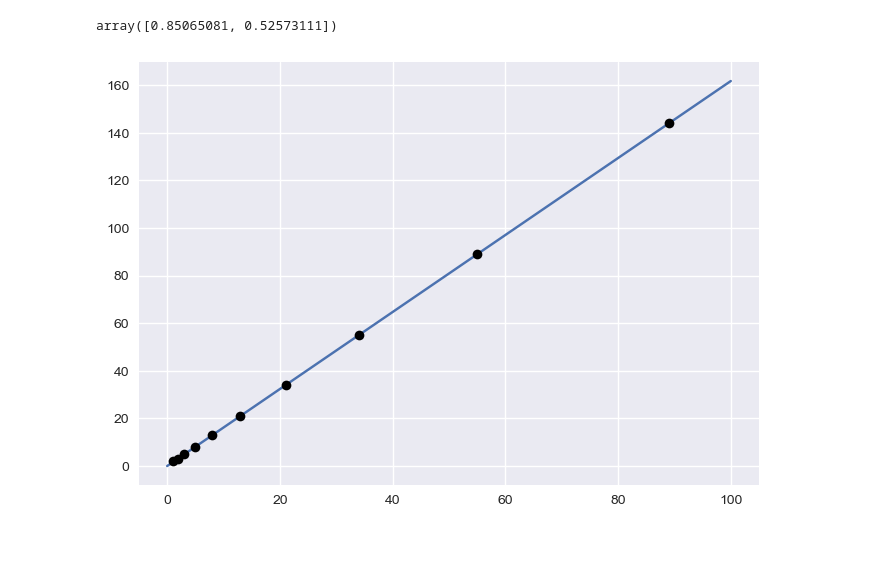
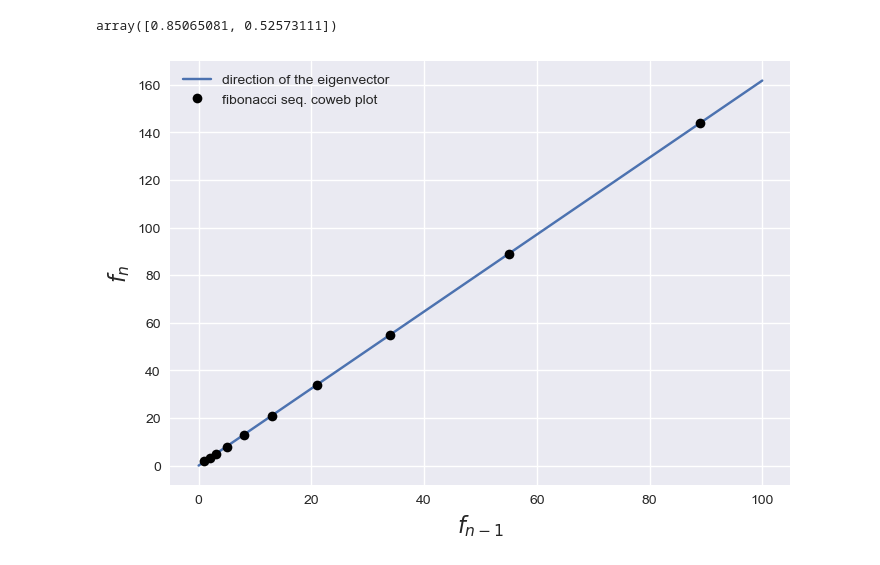
Before and after one commit to OrnlyP63/Medium, a Jupyter notebook: fibonacci/fibo.ipynb, the cells around one changed output. Cells and saved outputs as stored; diff of their text form; code cells hidden in the pictures.

```diff
--- a/fibonacci/fibo.ipynb
+++ b/fibonacci/fibo.ipynb
@@ -195,7 +199,11 @@ f = lambda x: x * (eigvects[0, 0] / eigvects[1, 0])
 x = np.linspace(0, 100, 100)
 # %%
 fibo_seq = list(fibo(11))
-plt.plot(x, f(x))
-plt.plot(fibo_seq[:-1], fibo_seq[1:] , 'o', color='black');
+plt.plot(x, f(x), label='direction of the eigenvector')
+plt.plot(fibo_seq[:-1], fibo_seq[1:] , 'o', color='black', label='fibonacci seq. coweb plot')
+plt.xlabel('$f_{n-1}$', fontsize=16)
+plt.ylabel('$f_{n}$', fontsize=16)
+plt.legend()
+plt.savefig('eigen_fibo.png');
 # %% [output]
-[figure, old version]
+[figure, new version]
```
Also changed, not shown: parts of 2 cells of this notebook, 1 other file.
